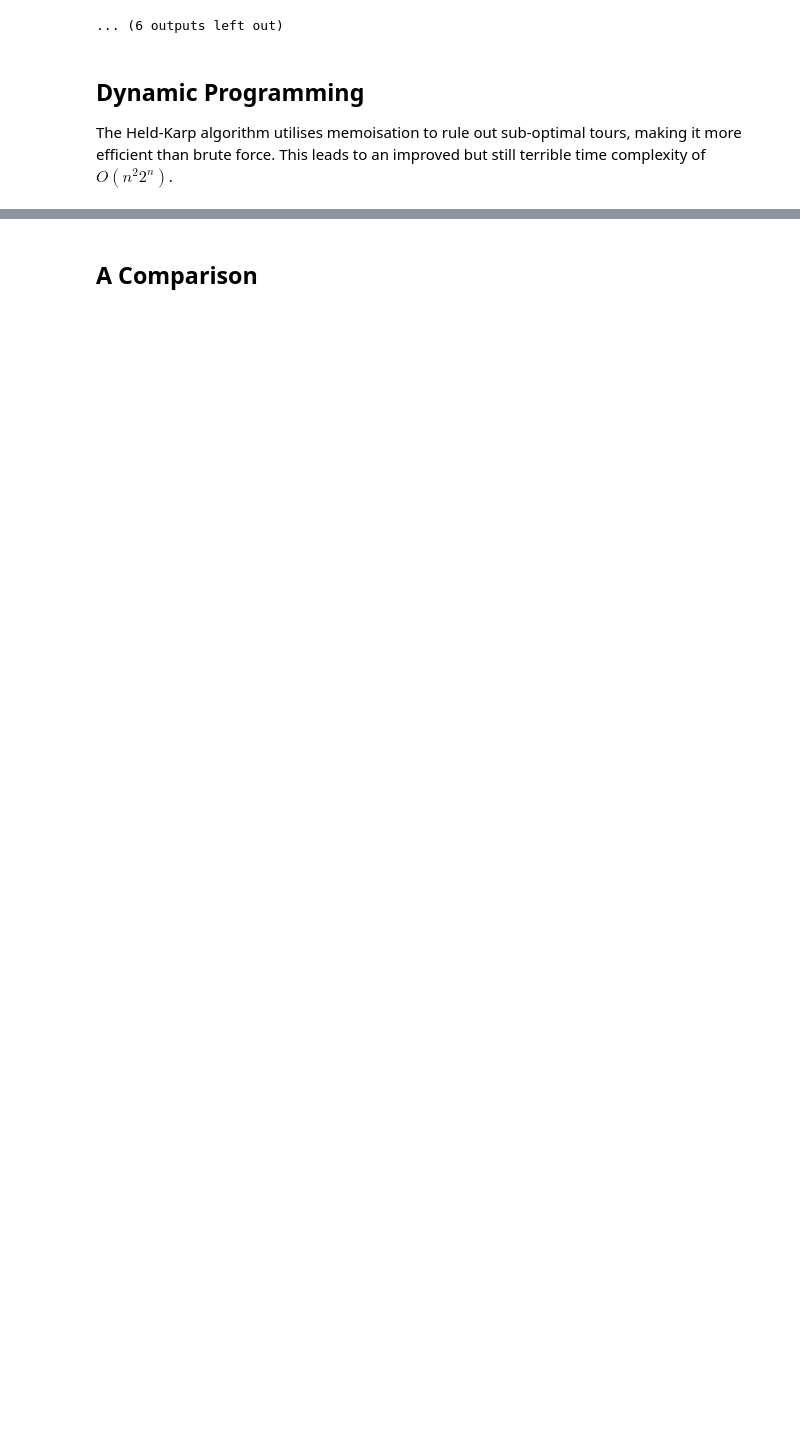
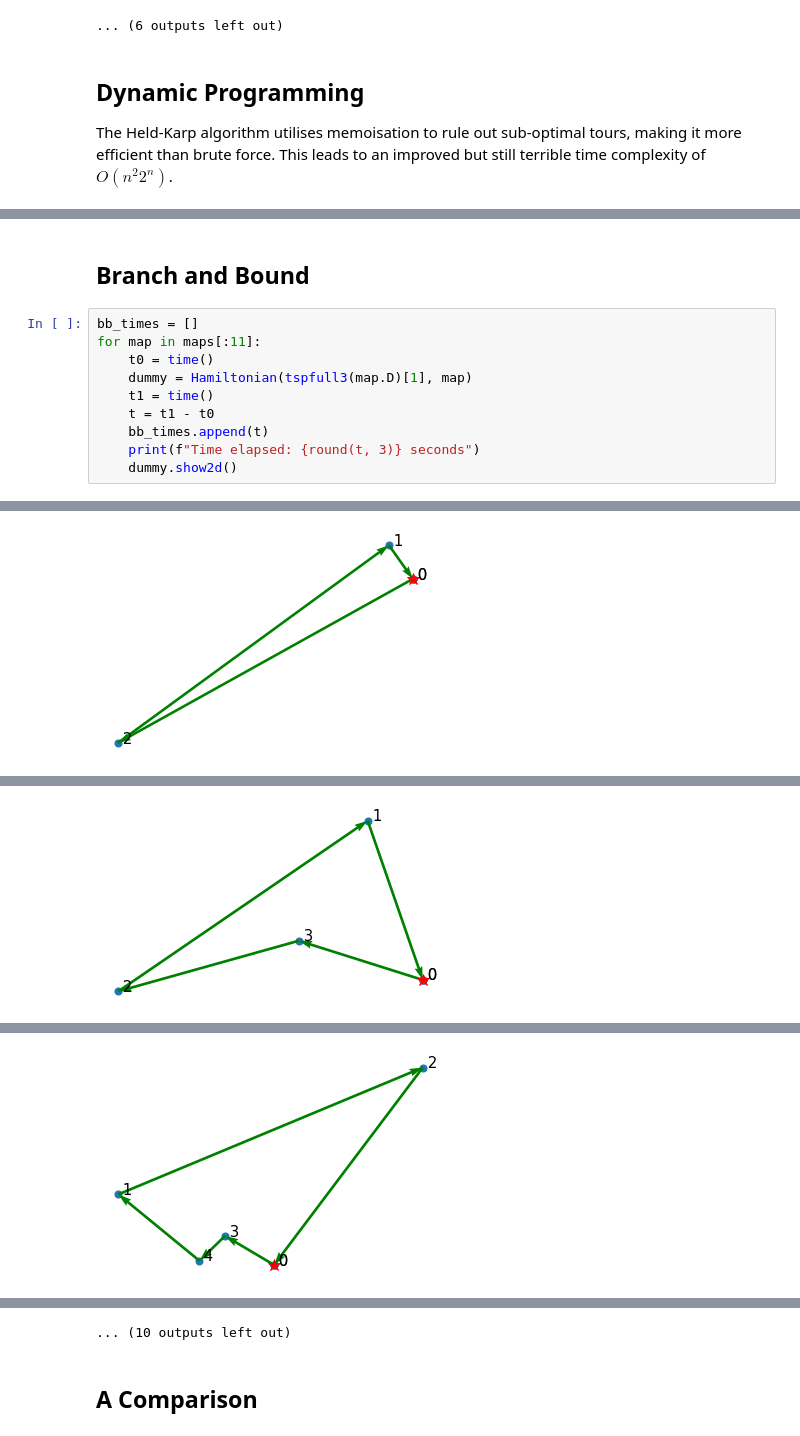
Before and after one commit to Pullabhatla/M2R, a Jupyter notebook: notebooks/exact.ipynb, the cells around one changed output, grey strips where cells are left out. Cells and saved outputs as stored; diff of their text form; blank space fills up the shorter version.

```diff
--- a/notebooks/exact.ipynb
+++ b/notebooks/exact.ipynb
@@ -69,0 +70,13 @@ Time elapsed: 0.011 seconds
+# %% [markdown]
+## Branch and Bound
+# %%
+bb_times = []
+for map in maps[:11]:
+    t0 = time()
+    dummy = Hamiltonian(tspfull3(map.D)[1], map)
+    t1 = time()
+    t = t1 - t0
+    bb_times.append(t)
+    print(f"Time elapsed: {round(t, 3)} seconds")
+    dummy.show2d()
+# %% [output]
@@ -69,0 +84 @@ Time elapsed: 0.011 seconds
+[figure, added]
@@ -69,0 +86 @@ Time elapsed: 0.011 seconds
+[figure, added]
@@ -69,0 +88 @@ Time elapsed: 0.011 seconds
+[figure, added]
@@ -70,3 +95,4 @@ Time elapsed: 0.011 seconds
+... (10 outputs left out)
 # %% [markdown]
 ## A Comparison
 # %%
```
Also changed, not shown: parts of 8 cells of this notebook, 3 other files.
